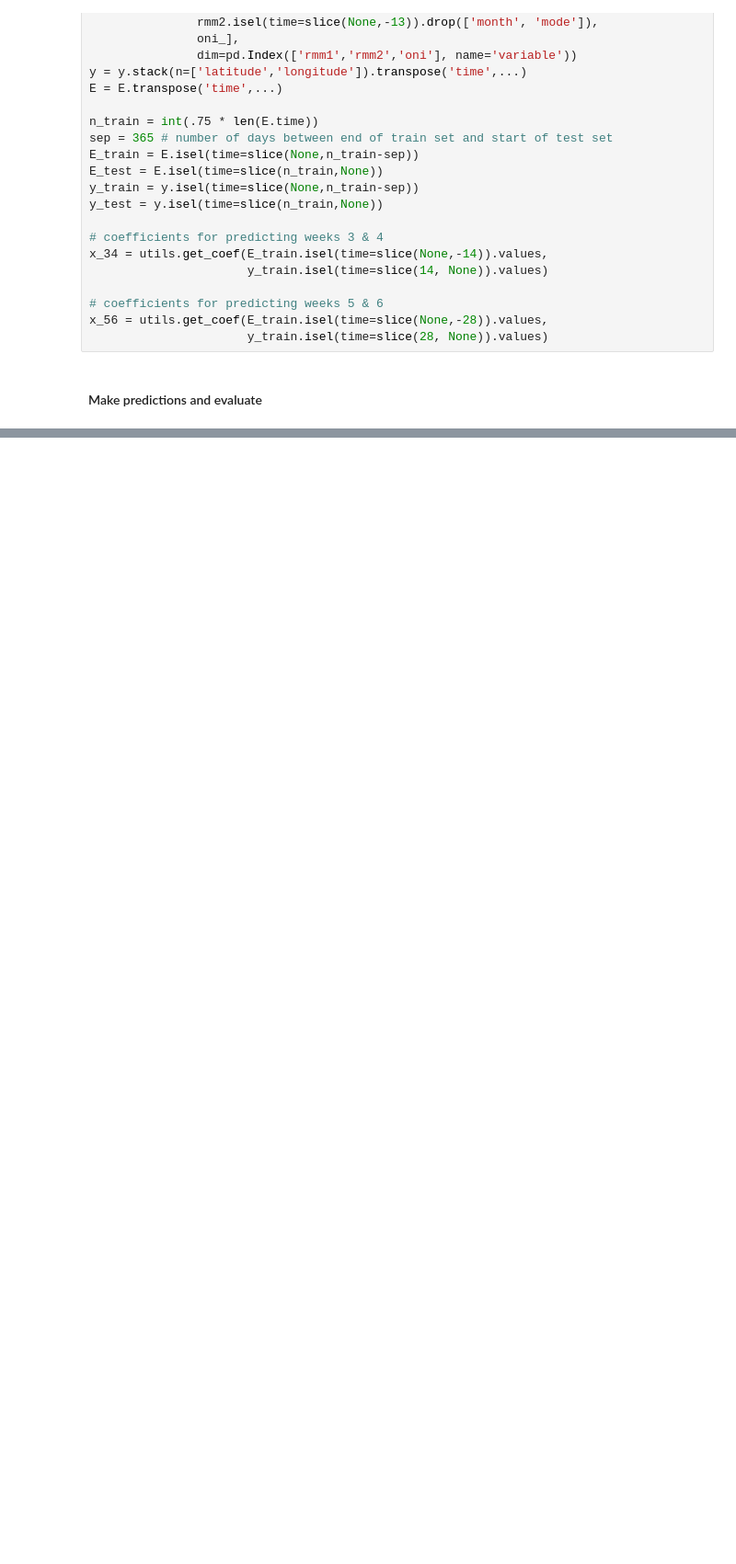
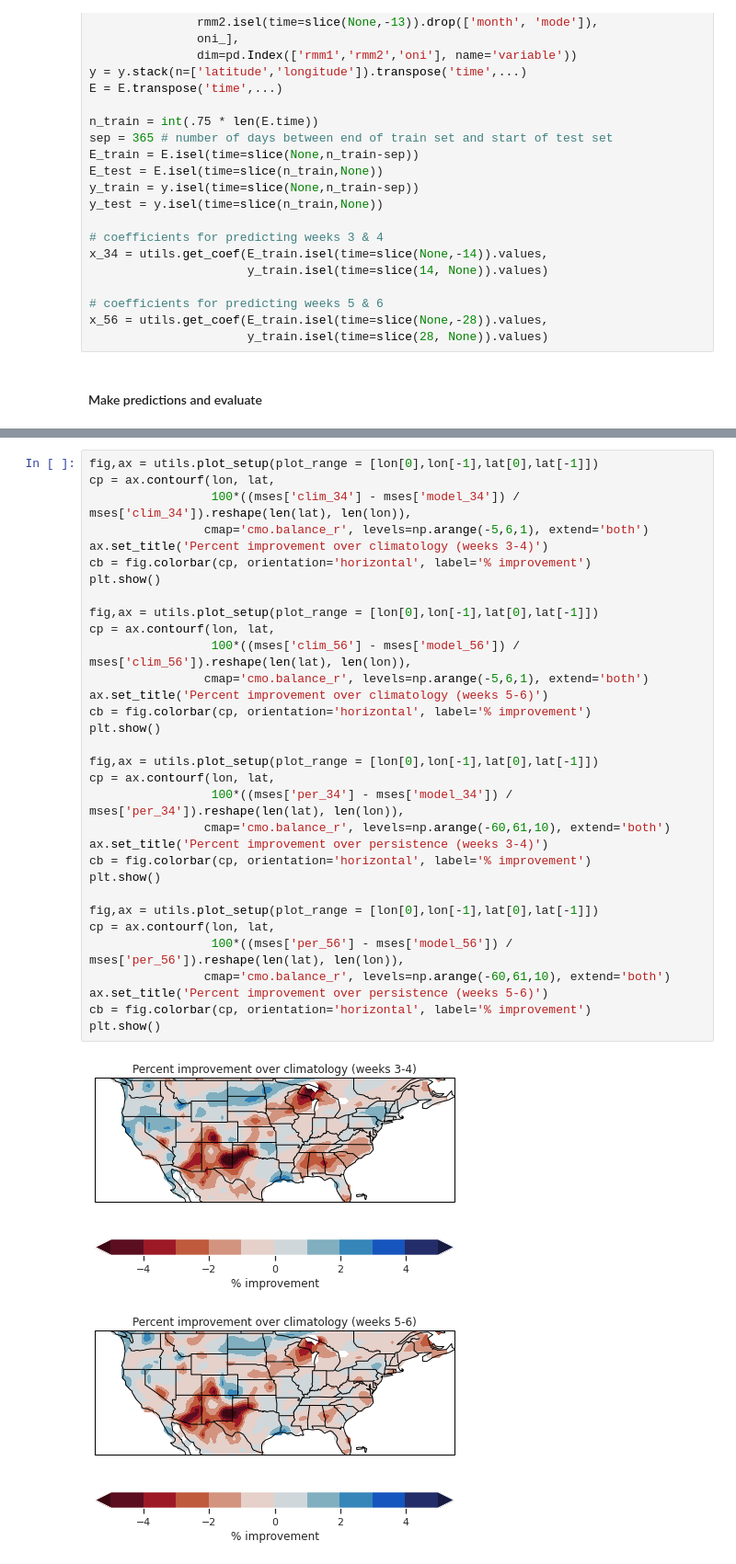
Before and after one commit to ktcarr/12.805, a Jupyter notebook: mjo-analysis_era-interim.ipynb, the cells around one changed output, grey strips where cells are left out. Shown at 92% size. Saved outputs shown, nothing was run; the diff lists cells and outputs as text; blank space fills up the shorter version.

```diff
--- a/mjo-analysis_era-interim.ipynb
+++ b/mjo-analysis_era-interim.ipynb
@@ -576,0 +652,35 @@ pred_weeks56 = utils.get_fit(x_56, E_test)
+# %%
+fig,ax = utils.plot_setup(plot_range = [lon[0],lon[-1],lat[0],lat[-1]])
+cp = ax.contourf(lon, lat,
+                 100*((mses['clim_34'] - mses['model_34']) / mses['clim_34']).reshape(len(lat), len(lon)),
+                cmap='cmo.balance_r', levels=np.arange(-5,6,1), extend='both')
+ax.set_title('Percent improvement over climatology (weeks 3-4)')
+cb = fig.colorbar(cp, orientation='horizontal', label='% improvement')
+plt.show()
+
+fig,ax = utils.plot_setup(plot_range = [lon[0],lon[-1],lat[0],lat[-1]])
+cp = ax.contourf(lon, lat,
+                 100*((mses['clim_56'] - mses['model_56']) / mses['clim_56']).reshape(len(lat), len(lon)),
+                cmap='cmo.balance_r', levels=np.arange(-5,6,1), extend='both')
+ax.set_title('Percent improvement over climatology (weeks 5-6)')
+cb = fig.colorbar(cp, orientation='horizontal', label='% improvement')
+plt.show()
+
+fig,ax = utils.plot_setup(plot_range = [lon[0],lon[-1],lat[0],lat[-1]])
+cp = ax.contourf(lon, lat,
+                 100*((mses['per_34'] - mses['model_34']) / mses['per_34']).reshape(len(lat), len(lon)),
+                cmap='cmo.balance_r', levels=np.arange(-60,61,10), extend='both')
+ax.set_title('Percent improvement over persistence (weeks 3-4)')
+cb = fig.colorbar(cp, orientation='horizontal', label='% improvement')
+plt.show()
+
+fig,ax = utils.plot_setup(plot_range = [lon[0],lon[-1],lat[0],lat[-1]])
+cp = ax.contourf(lon, lat,
+                 100*((mses['per_56'] - mses['model_56']) / mses['per_56']).reshape(len(lat), len(lon)),
+                cmap='cmo.balance_r', levels=np.arange(-60,61,10), extend='both')
+ax.set_title('Percent improvement over persistence (weeks 5-6)')
+cb = fig.colorbar(cp, orientation='horizontal', label='% improvement')
+plt.show()
+# %% [output]
+[figure, added]
+[figure, added]
```
Also changed, not shown: parts of 19 cells of this notebook.
